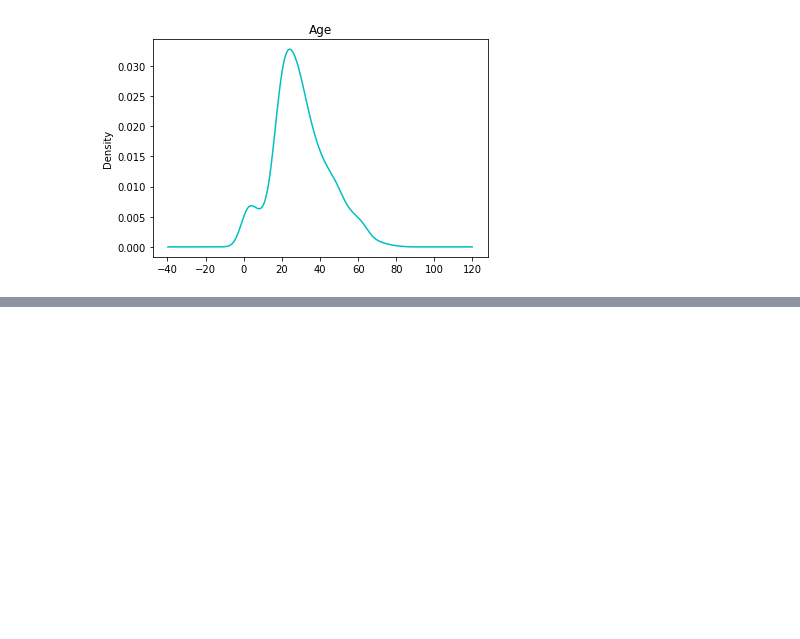
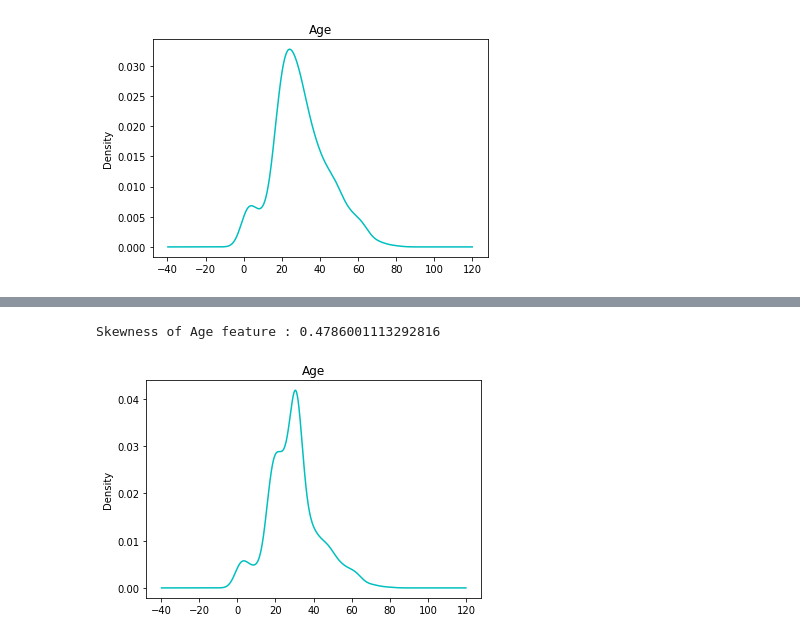
Before and after one commit to AnirudhAchal/Titanic-Disaster, a Jupyter notebook: Notebooks/Titanic Disaster.ipynb, the cells around one changed output, grey strips where cells are left out. Cells and saved outputs as stored; diff of their text form; code cells hidden in the pictures; blank space fills up the shorter version.

```diff
--- a/Notebooks/Titanic Disaster.ipynb
+++ b/Notebooks/Titanic Disaster.ipynb
@@ -322,0 +328,31 @@ Skewness of Age feature : 0.40767455974362266
+# %%
+# Function to extract the title from the name
+def GetTitle(name):
+    title_group = {
+        'mr' : 'Mr',
+        'mrs' : 'Mrs',
+        'miss': 'Miss',
+        'master' : 'Master',
+        'don' : 'Sir',
+        'rev' : 'Sir',
+        'dr': 'Officer',
+        'mme' : 'Mrs',
+        'ms' : 'Mrs',
+        'major' : 'officer',
+        'lady' : 'Lady',
+        'sir' : 'Sir',
+        'mlle' : 'Miss',
+        'col' : 'Officer',
+        'capt' : 'Officer',
+        'the countess': 'Lady',
+        'jonkheer' : 'Sir',
+        'dona' : 'Lady'
+    }
+
+    first_name_with_title = name.split(',')[1]
+    title = first_name_with_title.split('.')[0]
+    title = title.strip().lower()
+    return title_group[title]
+# %%
+# create Title feature
+df['Title'] = df.Name.map(lambda x : GetTitle(x))
@@ -322,0 +371,2 @@ Skewness of Age feature : 0.40767455974362266
+# %%
+df.loc[(df.Age.isnull()) & ((df.Title == 'Miss') | (df.Title == 'Master')), 'Age'] = df.loc[(df.Age.notnull()) & ((df.Title == 'Miss') | (df.Title == 'Master')), 'Age'].median()
@@ -322,0 +395,2 @@ Skewness of Age feature : 0.40767455974362266
+# %%
+df.loc[(df.Age.isnull()) & ((df.Title != 'Miss') & (df.Title != 'Master')), 'Age'] = df.loc[(df.Age.notnull()) & ((df.Title != 'Miss') & (df.Title != 'Master')), 'Age'].median()
@@ -322,0 +419,7 @@ Skewness of Age feature : 0.40767455974362266
+# %%
+# KDE of 'Age'
+df['Age'].plot(kind = 'kde',  title = "Age", color = 'c');
+print("Skewness of Age feature :", df.Age.skew())
+# %% [output]
+Skewness of Age feature : 0.4786001113292816
+[figure, added]
```
Also changed, not shown: parts of 4 cells of this notebook.
